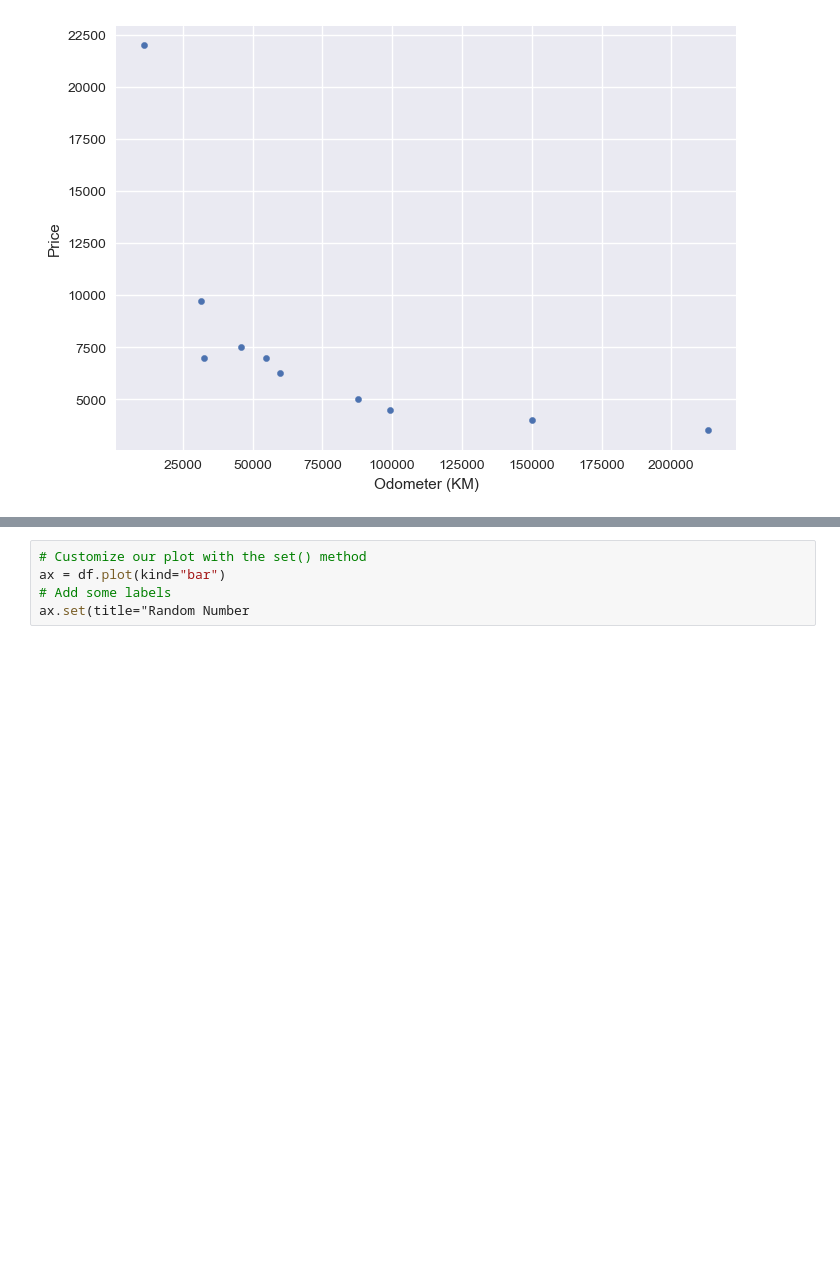
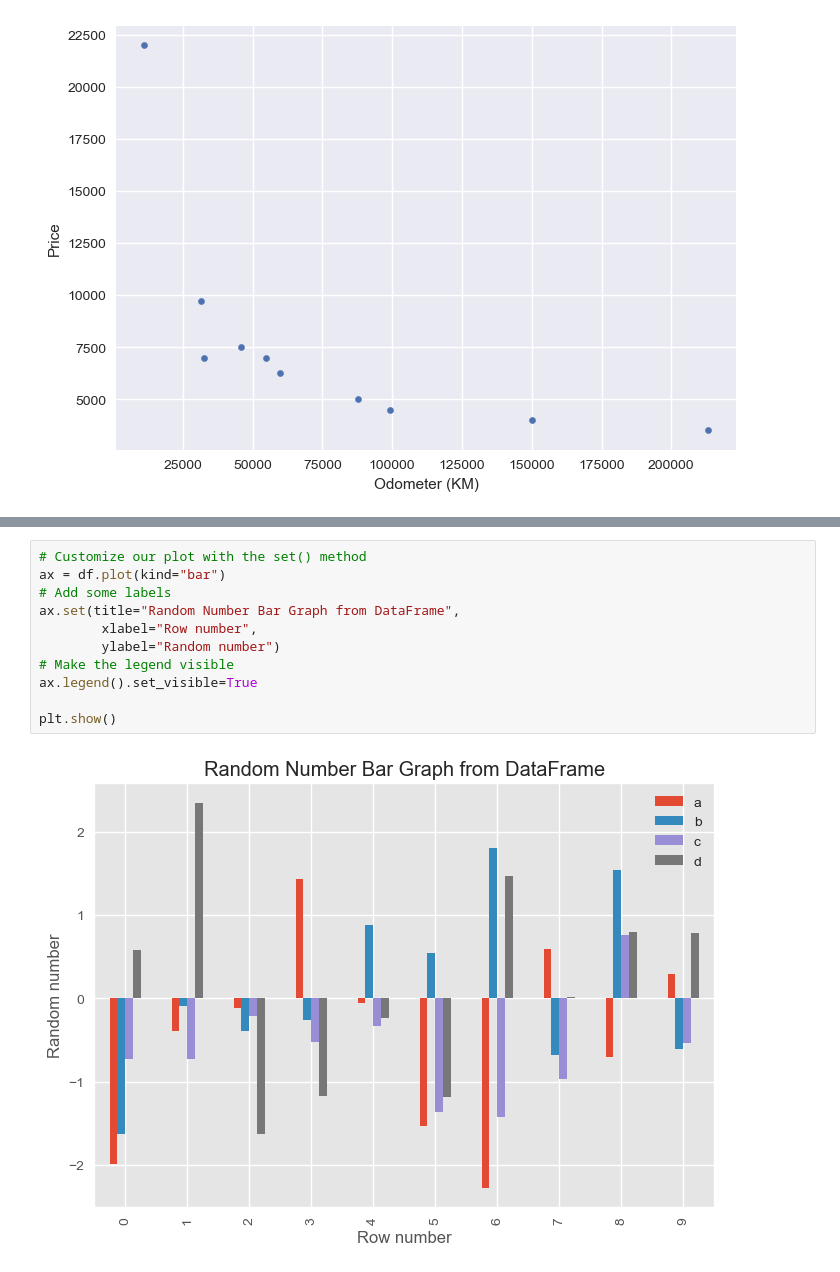
Before and after one commit to Combatd/complete_MLDataScience_bootcamp, a Jupyter notebook: introduction-to-matplotlib.ipynb, the cells around one changed output, grey strips where cells are left out. Saved outputs shown, nothing was run; the diff lists cells and outputs as text; blank space fills up the shorter version.

```diff
--- a/introduction-to-matplotlib.ipynb
+++ b/introduction-to-matplotlib.ipynb
@@ -589,5 +589,13 @@ plt.show()
 # %%
 # Customize our plot with the set() method
 ax = df.plot(kind="bar")
 # Add some labels
-ax.set(title="Random Number
+ax.set(title="Random Number Bar Graph from DataFrame",
+        xlabel="Row number",
+        ylabel="Random number")
+# Make the legend visible
+ax.legend().set_visible=True
+
+plt.show()
+# %% [output]
+[figure, added]
```
Also changed, not shown: parts of 15 cells of this notebook.
